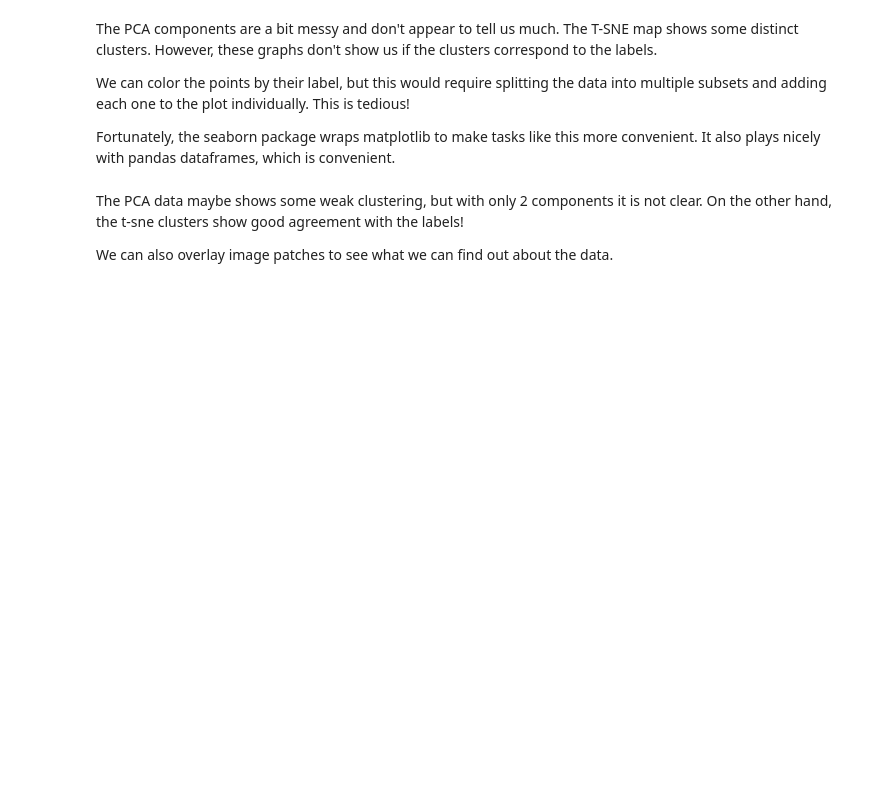
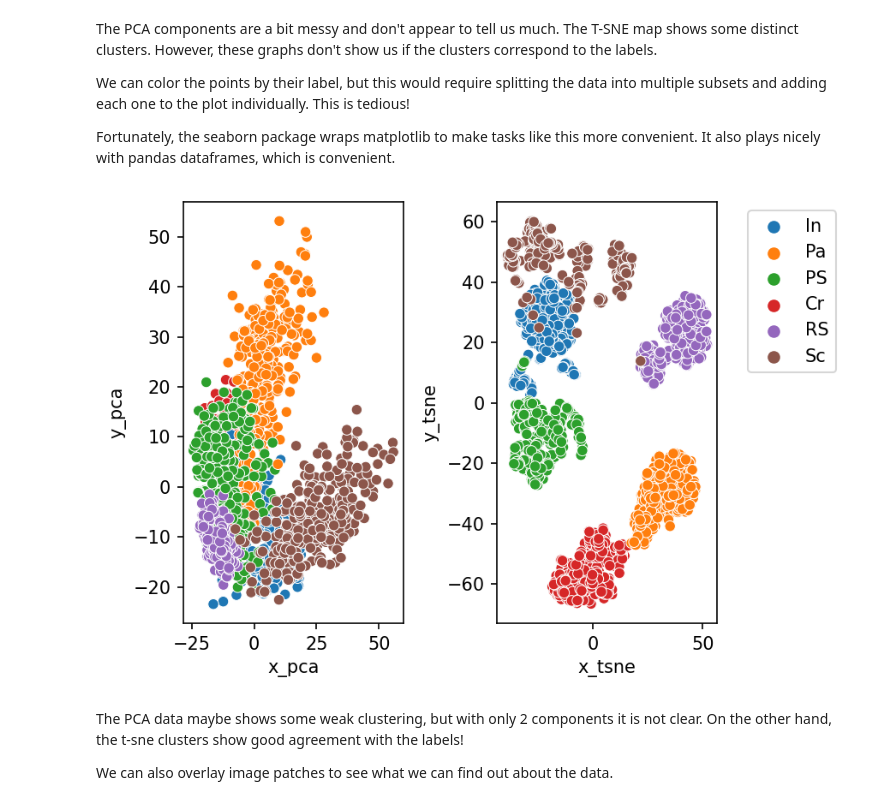
Before and after one commit to holmgroup/NextGenFellows, a Jupyter notebook: notebooks/3.0_Dimension_Reduction_Clustering.ipynb, the cells around one changed output. Saved outputs shown, nothing was run; the diff lists cells and outputs as text; code cells hidden in the pictures; blank space fills up the shorter version.

```diff
--- a/notebooks/3.0_Dimension_Reduction_Clustering.ipynb
+++ b/notebooks/3.0_Dimension_Reduction_Clustering.ipynb
@@ -127,7 +127,7 @@ from helper import (classification_tools as ct,
 %matplotlib inline
 # %%
 # load data
-data_path = Path('..','data','df_histeq_and_cnn.pickle')
+data_path = Path('..','data','NEU_dataframe_CNN.pkl')
 assert data_path.is_file()  # this makes debugging incorrect paths really quickly
 df = pd.read_pickle(data_path)
 df.head(3)
@@ -204,17 +220,19 @@ Fortunately, the seaborn package wraps matplotlib to make tasks like this more c
 # %%
 df_temp = pd.DataFrame({'x_pca': X_pca_50[:,0],
                        'y_pca': X_pca_50[:,1],
                        'x_tsne': X_tsne2[:,0],
                        'y_tsne': X_tsne2[:,1],
-                       'labels': df['label_x']})
+                       'labels': df['label']})
 
 fig, ax = plt.subplots(1,2, figsize=(6,4), dpi=150)
 sns.scatterplot(data=df_temp, x='x_pca', y='y_pca', hue='labels', ax=ax[0])
 sns.scatterplot(data=df_temp, x='x_tsne', y='y_tsne', hue='labels', ax=ax[1])
 ax[0].get_legend().remove()
 ax[1].legend(bbox_to_anchor=(1.1,1))
 fig.tight_layout()
 plt.show()
+# %% [output]
+[figure, added]
 # %% [markdown]
 The PCA data maybe shows some weak clustering, but with only 2 components it is not clear. On the other hand, the t-sne clusters show good agreement with the labels!
 
```
Also changed, not shown: parts of 19 cells of this notebook.
